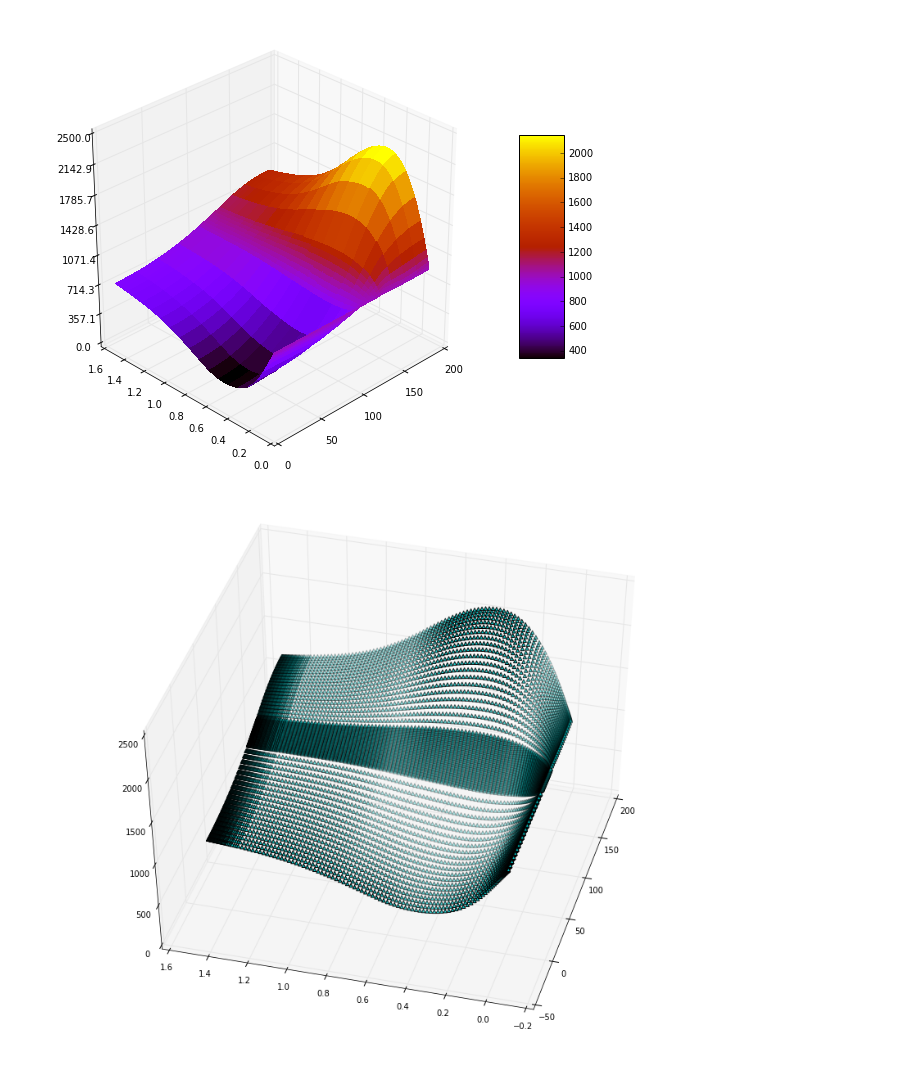
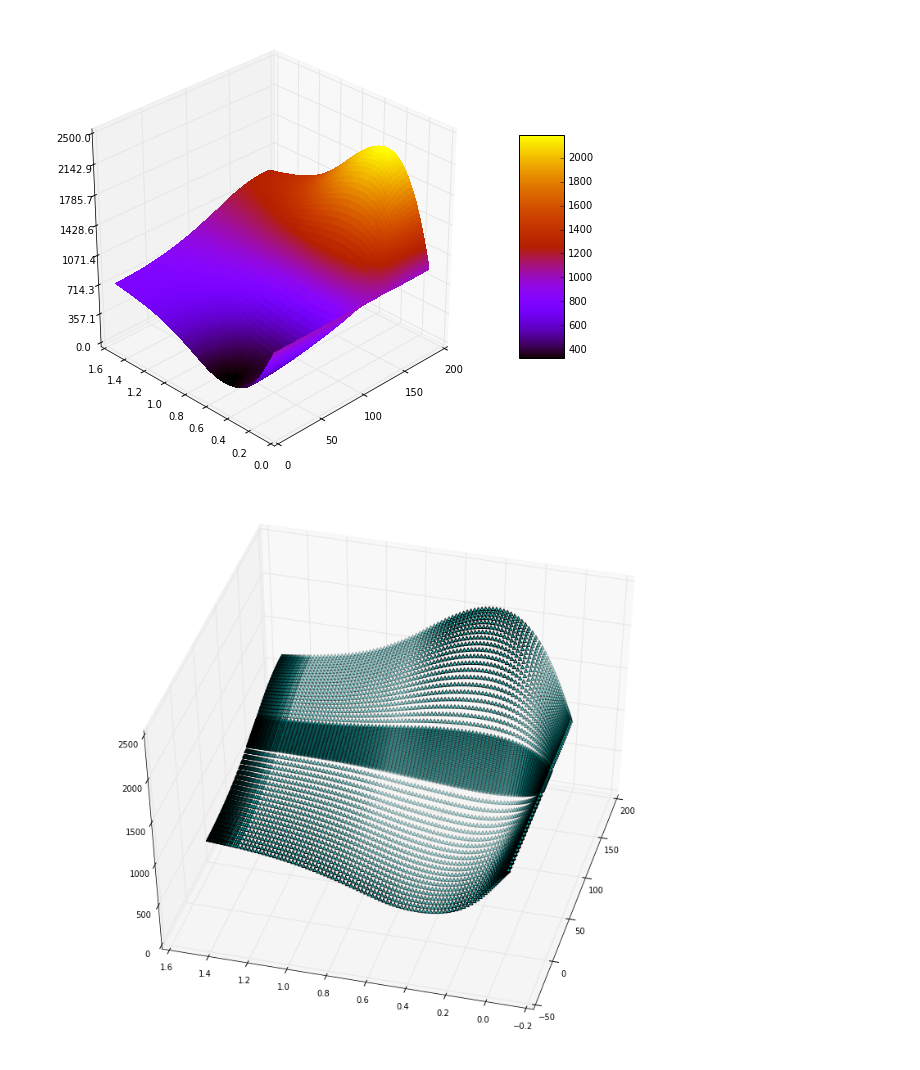
Before and after one commit to iSchomer/Dualfoil_Storage_Device, a Jupyter notebook: Dualfoil_Constant_Voltage.ipynb, the cells around one changed output. Drawn from its saved outputs; the diff is of its cells as text; code cells hidden in the pictures.

Commit message:
further cleaned up functions and example plots

```diff
--- a/Dualfoil_Constant_Voltage.ipynb
+++ b/Dualfoil_Constant_Voltage.ipynb
@@ -149,0 +38,19 @@ print(len(distance_list[0]))
+# %%
+#Plot using data from main output
+
+%matplotlib inline
+from numpy import array, ones
+from matplotlib import pyplot
+
+# extract the data
+time, n_util, p_util, potential, uocp, curr, temp, heatgen = extract_main_output("dualfoil_cv.out")
+
+x = []
+y = []
+
+for i in range(len(time)):
+    x.append(time[i])
+    y.append(curr[i])
+
+pyplot.plot(x, y, 'r-', label = 'Current vs Time(min)')
+pyplot.legend(loc = 'lower right')
@@ -152,42 +148,44 @@ print(len(distance_list[0]))
 
 %matplotlib inline
 from numpy import array, ones
 from matplotlib import cm
 from mpl_toolkits.mplot3d import Axes3D
 from matplotlib.ticker import LinearLocator, FormatStrFormatter
 import matplotlib.pyplot as plt
 import numpy as np
 
 fig = plt.figure(figsize = (10,8))
 ax = fig.gca(projection='3d')
 
-#must establish points for each timestep
-x = array(distance_list[0])
-t = time_list
+#get the profiles
+T, D, EC, SSC, LP, SP, LC, JM, JS1, JS2, JS3  = extract_profile('profiles2_detailed.out')
+
+#form a mesh
+x = array(D[0])
+t = T
 x, t = np.meshgrid(x, t)
 z = [];
-for i in range(len(time_list)) :
-        #x = array(distance_list[i])
-        #t = time_list[i] * ones(len(x))
-        z.append(elec_conc_list[i])
+for i in range(len(T)) :
+    z.append(EC[i])
 
+#plot the surface
 z = array(z)
-surf = ax.plot_surface(x, t, z, rstride=5, cstride=5, cmap = cm.gnuplot, linewidth=0, antialiased=False)
+surf = ax.plot_surface(x, t, z, rstride=1, cstride=1, cmap = cm.gnuplot, linewidth=0, antialiased=False)
 ax.zaxis.set_major_locator(LinearLocator(8))
 ax.zaxis.set_major_formatter(FormatStrFormatter('%.01f'))
 
 
 fig.colorbar(surf, shrink=0.5, aspect=5)
 
 '''for interactive display
 for angle in range(0, 360):
     ax.view_init(30, 225)
     plt.draw()
     '''
 ax.view_init(30, 225)
 plt.show()
 # %% [output]
-[figure, old version]
+[figure, new version]
 # %%
 #Scatter using data from profiles
 
```
Also changed, not shown: parts of 5 cells of this notebook.
